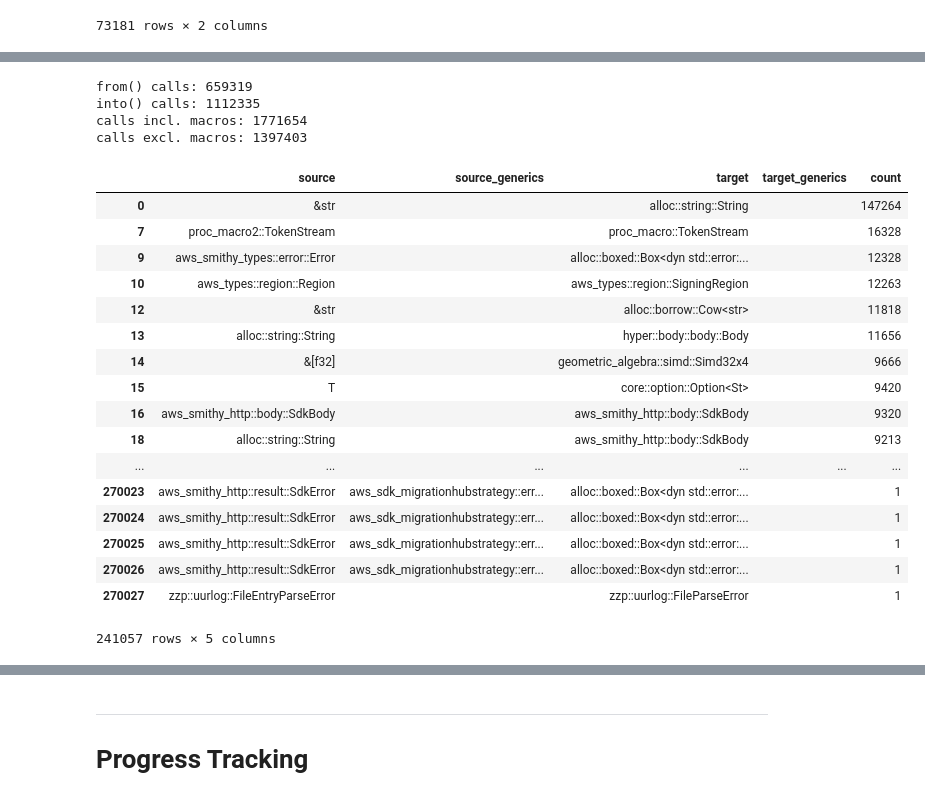
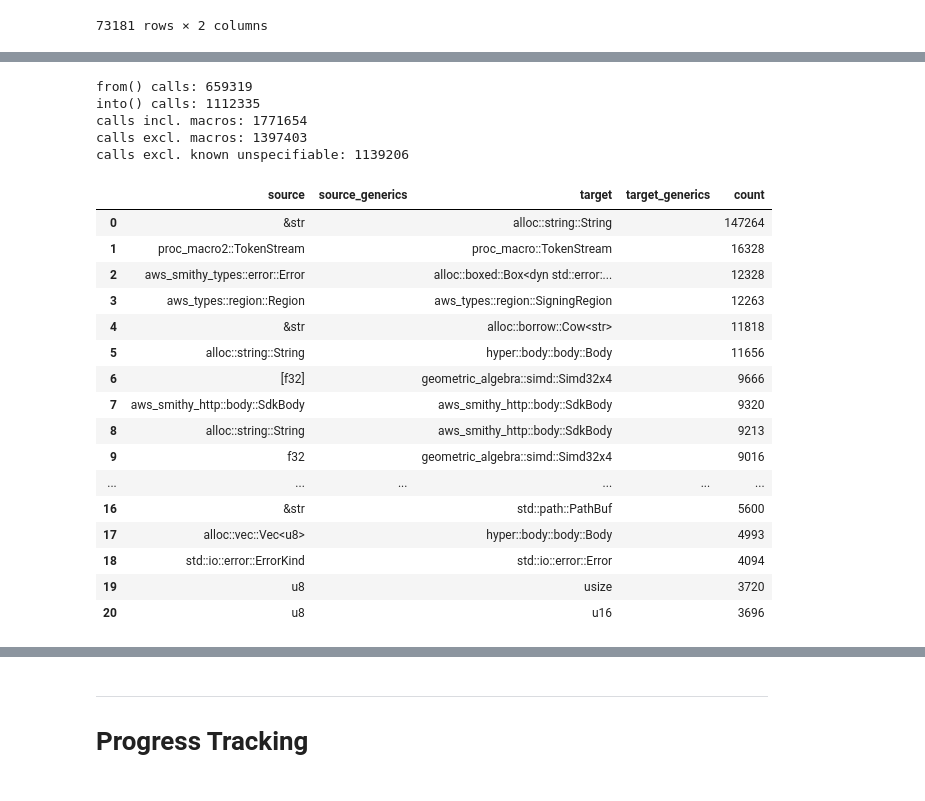
Before and after one commit to juliand665/qrates-eval, a Jupyter notebook: reports/call_target.ipynb, the cells around one changed output, grey strips where cells are left out. Drawn from its saved outputs; the diff is of its cells as text; code cells hidden in the pictures.

```diff
--- a/reports/call_target.ipynb
+++ b/reports/call_target.ipynb
@@ -177,52 +113,55 @@ from_counts = from_counts.rename(columns={
 	'receiver': 'target',
 	'receiver_generics': 'target_generics',
 })
 from_counts['source_generics'] = ""
 
 into_calls = all_calls[all_calls['target'] == 'core::convert::Into::into']
 into_counts = sum_counts(into_calls, ['target_type_generics', 'receiver', 'receiver_generics', 'macro'])
 print("into() calls:", into_counts["count"].sum())
 
 into_counts = into_counts.rename(columns={
 	'target_type_generics': 'target',
 	'receiver': 'source',
 	'receiver_generics': 'source_generics',
 })
 into_counts['target_generics'] = ""
 
-conversions = sum_counts(pd.concat([from_counts, into_counts]), ['source', 'source_generics', 'target', 'target_generics', 'macro'])
+all_conversions = sum_counts(pd.concat([from_counts, into_counts]), ['source', 'source_generics', 'target', 'target_generics', 'macro'])
 
+conversions = all_conversions.copy()
 print("calls incl. macros:", conversions["count"].sum())
 conversions.drop(conversions[conversions['macro'] != ''].index, inplace=True)
 conversions.drop(columns=['macro'], inplace=True)
 print("calls excl. macros:", conversions["count"].sum())
 conversions.drop(conversions[conversions['source'].str.startswith('impl ')].index, inplace=True)
-#conversions.drop(conversions[conversions['source'].str.len() == 1].index, inplace=True)
+conversions.drop(conversions[conversions['source'].str.len() == 1].index, inplace=True)
+print("calls excl. known unspecifiable:", conversions["count"].sum())
+conversions.reset_index(drop=True, inplace=True)
 
-conversions
+conversions.loc[:20]
 # %% [output]
 from() calls: 659319
 into() calls: 1112335
 calls incl. macros: 1771654
 calls excl. macros: 1397403
+calls excl. known unspecifiable: 1139206
 |  | source | source_generics | target | target_generics | count |
 | 0 | &str |  | alloc::string::String |  | 147264 |
-| 7 | proc_macro2::TokenStream |  | proc_macro::TokenStream |  | 16328 |
-| 9 | aws_smithy_types::error::Error |  | alloc::boxed::Box<dyn std::error:... |  | 12328 |
-| 10 | aws_types::region::Region |  | aws_types::region::SigningRegion |  | 12263 |
-| 12 | &str |  | alloc::borrow::Cow<str> |  | 11818 |
-| 13 | alloc::string::String |  | hyper::body::body::Body |  | 11656 |
-| 14 | &[f32] |  | geometric_algebra::simd::Simd32x4 |  | 9666 |
-| 15 | T |  | core::option::Option<St> |  | 9420 |
-| 16 | aws_smithy_http::body::SdkBody |  | aws_smithy_http::body::SdkBody |  | 9320 |
-| 18 | alloc::string::String |  | aws_smithy_http::body::SdkBody |  | 9213 |
+| 1 | proc_macro2::TokenStream |  | proc_macro::TokenStream |  | 16328 |
+| 2 | aws_smithy_types::error::Error |  | alloc::boxed::Box<dyn std::error:... |  | 12328 |
+| 3 | aws_types::region::Region |  | aws_types::region::SigningRegion |  | 12263 |
+| 4 | &str |  | alloc::borrow::Cow<str> |  | 11818 |
+| 5 | alloc::string::String |  | hyper::body::body::Body |  | 11656 |
+| 6 | [f32] |  | geometric_algebra::simd::Simd32x4 |  | 9666 |
+| 7 | aws_smithy_http::body::SdkBody |  | aws_smithy_http::body::SdkBody |  | 9320 |
+| 8 | alloc::string::String |  | aws_smithy_http::body::SdkBody |  | 9213 |
+| 9 | f32 |  | geometric_algebra::simd::Simd32x4 |  | 9016 |
 | ... | ... | ... | ... | ... | ... |
-| 270023 | aws_smithy_http::result::SdkError | aws_sdk_migrationhubstrategy::err... | alloc::boxed::Box<dyn std::error:... |  | 1 |
-| 270024 | aws_smithy_http::result::SdkError | aws_sdk_migrationhubstrategy::err... | alloc::boxed::Box<dyn std::error:... |  | 1 |
-| 270025 | aws_smithy_http::result::SdkError | aws_sdk_migrationhubstrategy::err... | alloc::boxed::Box<dyn std::error:... |  | 1 |
-| 270026 | aws_smithy_http::result::SdkError | aws_sdk_migrationhubstrategy::err... | alloc::boxed::Box<dyn std::error:... |  | 1 |
-| 270027 | zzp::uurlog::FileEntryParseError |  | zzp::uurlog::FileParseError |  | 1 |
+| 16 | &str |  | std::path::PathBuf |  | 5600 |
+| 17 | alloc::vec::Vec<u8> |  | hyper::body::body::Body |  | 4993 |
+| 18 | std::io::error::ErrorKind |  | std::io::error::Error |  | 4094 |
+| 19 | u8 |  | usize |  | 3720 |
+| 20 | u8 |  | u16 |  | 3696 |
-241057 rows × 5 columns
 # %%
 pin_calls = all_calls[all_calls['target'] == 'core::pin::Pin<P>::new_unchecked']
 pin_counts = sum_counts(pin_calls, ['target_type_generics', 'caller_crate'])
```
Also changed, not shown: parts of 18 cells of this notebook, 3 other files.
